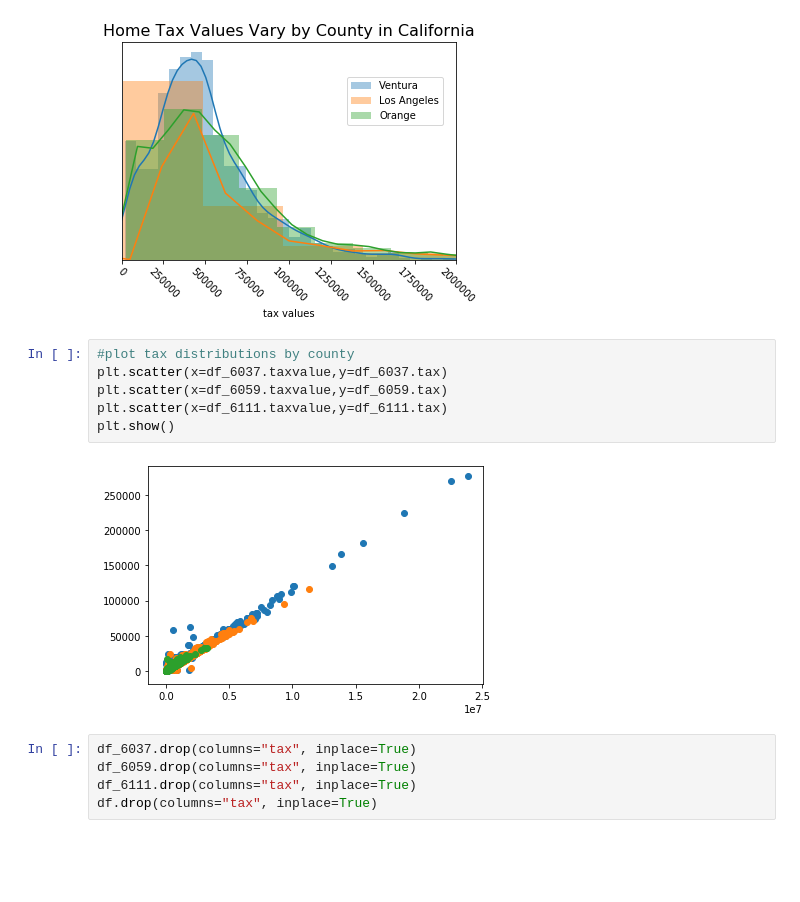
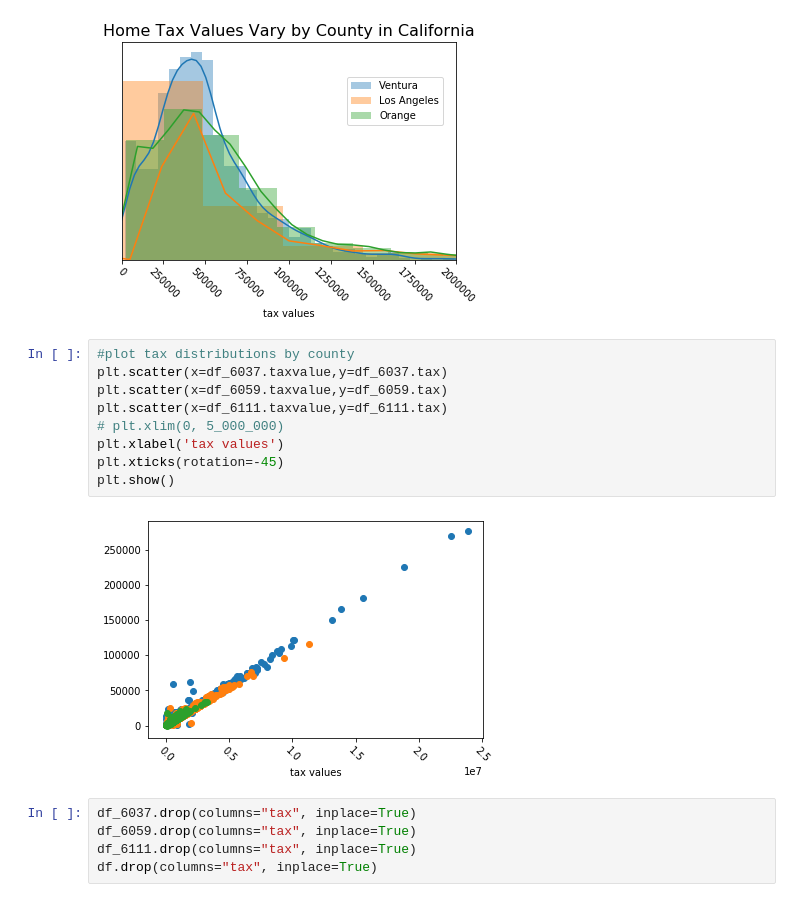
Before and after one commit to misty-garcia/zillow-project, a Jupyter notebook: the_pipeline.ipynb, the cells around one changed output. Saved outputs shown, nothing was run; the diff lists cells and outputs as text; blank space fills up the shorter version.

```diff
--- a/the_pipeline.ipynb
+++ b/the_pipeline.ipynb
@@ -172,11 +176,14 @@ plt.show()
 # %%
 #plot tax distributions by county
 plt.scatter(x=df_6037.taxvalue,y=df_6037.tax)
 plt.scatter(x=df_6059.taxvalue,y=df_6059.tax)
 plt.scatter(x=df_6111.taxvalue,y=df_6111.tax)
+# plt.xlim(0, 5_000_000)
+plt.xlabel('tax values')
+plt.xticks(rotation=-45)
 plt.show()
 # %% [output]
-[figure, old version]
+[figure, new version]
 # %%
 df_6037.drop(columns="tax", inplace=True)
 df_6059.drop(columns="tax", inplace=True)
```
Also changed, not shown: parts of 12 cells of this notebook.
